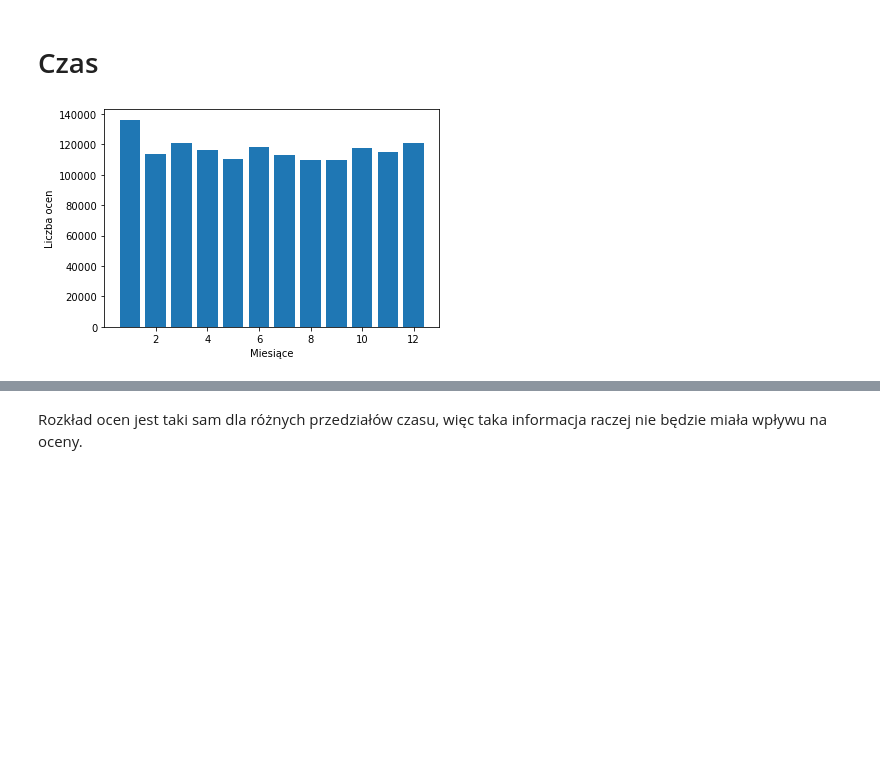
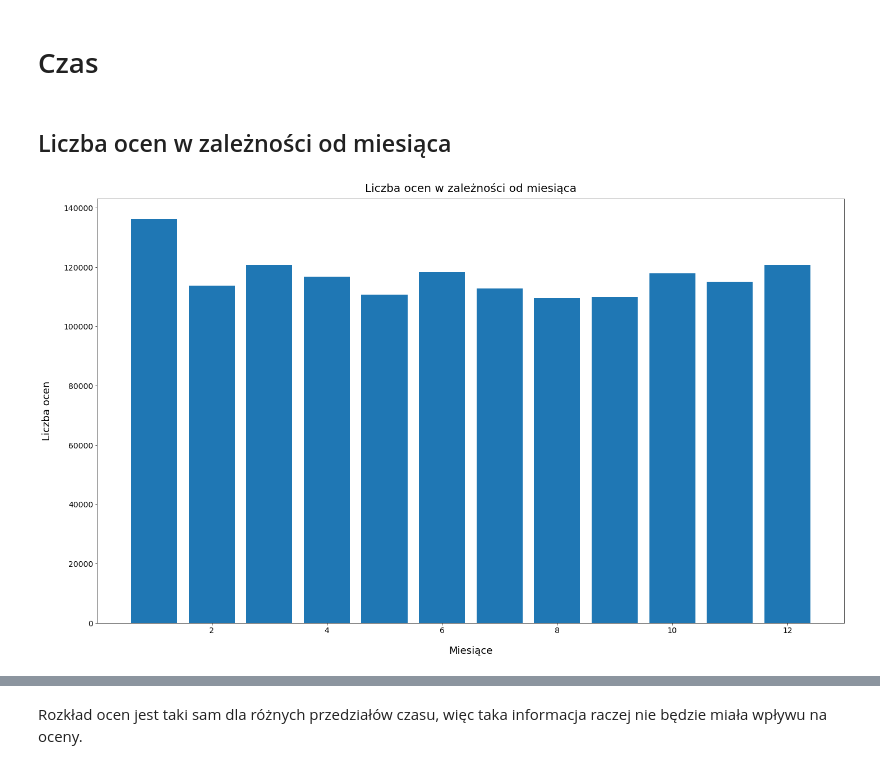
Before and after one commit to Karolina-Lach/RecommenderSystemAlgorithms, a Jupyter notebook: 00_EDA.ipynb, the cells around one changed output, grey strips where cells are left out. Cells and saved outputs as stored; diff of their text form; code cells hidden in the pictures; blank space fills up the shorter version.

```diff
--- a/00_EDA.ipynb
+++ b/00_EDA.ipynb
@@ -15,3 +20,3 @@ from sklearn.model_selection import StratifiedKFold
 # %%
-REVIEWS_DATA = "../dataset/reviews.parquet"
-RECIPES_DATA = "../dataset/recipes.parquet"
+REVIEWS_DATA = "../Data/dataset/reviews.parquet"
+RECIPES_DATA = "../Data/dataset/recipes.parquet"
@@ -176,4 +281,4 @@ ratings_small = ratings[['RecipeId', 'AuthorId', 'Rating', 'Review', 'DateSubmit
 # %%
 # delete ratings of missing recipes
-missing_recipes = ratings_small[~ratings_small.RecipeId.isin(recipes.RecipeId)]
-ratings_small = ratings_small.drop(missing_recipes.index)
+missing_recipes = ratings[~ratings.RecipeId.isin(recipes.RecipeId)]
+ratings = ratings.drop(missing_recipes.index)
@@ -185,0 +311,3 @@ Number of users:  271906
+# %%
+ratings_time = pd.DataFrame()
+ratings_time = ratings[['RecipeId', 'AuthorId', 'Rating', 'DateSubmitted']].copy()
@@ -281,8 +418,6 @@ plt.show()
 "Long tail problem" - większość itemów w systemie jest oceniona tylko przez kilku użytkowników. Większość użytkowników ma zaledwie kilka ocen.
 # %% [markdown]
 # Czas
-# %%
-ratings_time = ratings_small.copy()
 # %%
 ratings_time['Month'] = ratings_time['DateSubmitted'].apply(lambda x: x.month)
 ratings_time['Year'] = ratings_time['DateSubmitted'].apply(lambda x: x.year)
@@ -292,10 +427,24 @@ ratings_time['Quarter'] = ratings_time['DateSubmitted'].apply(lambda x: x.quarte
 # %%
 ratings_per_month = ratings_time.groupby('Month').agg({'Month': 'count'})
 ratings_per_month = ratings_per_month.rename(columns={'Month': 'Count'})
+# %% [markdown]
+## Liczba ocen w zależności od miesiąca
 # %%
+fig = plt.gcf()
+fig.set_size_inches(18.5, 10.5)
+ax = fig.add_axes([0,0,1,1])
+
 plt.bar(ratings_per_month.index, ratings_per_month['Count'])
-plt.xlabel('Miesiące')
-plt.ylabel('Liczba ocen')
+ax.set_ylabel('Liczba ocen', fontsize=18, labelpad=20)
+ax.set_xlabel('Miesiące', fontsize=18, labelpad=20)
+ax.set_title("Liczba ocen w zależności od miesiąca", fontsize=20, y=1.008)
+
+
+plt.yticks(fontsize=14)
+plt.xticks(fontsize=14)
+
 plt.show()
+
+fig.savefig('../Data/IMG/ratings_counts_per_month.png', dpi=100)
 # %% [output]
-[figure, old version]
+[figure, new version]
```
Also changed, not shown: parts of 97 cells of this notebook, 13 other files.
